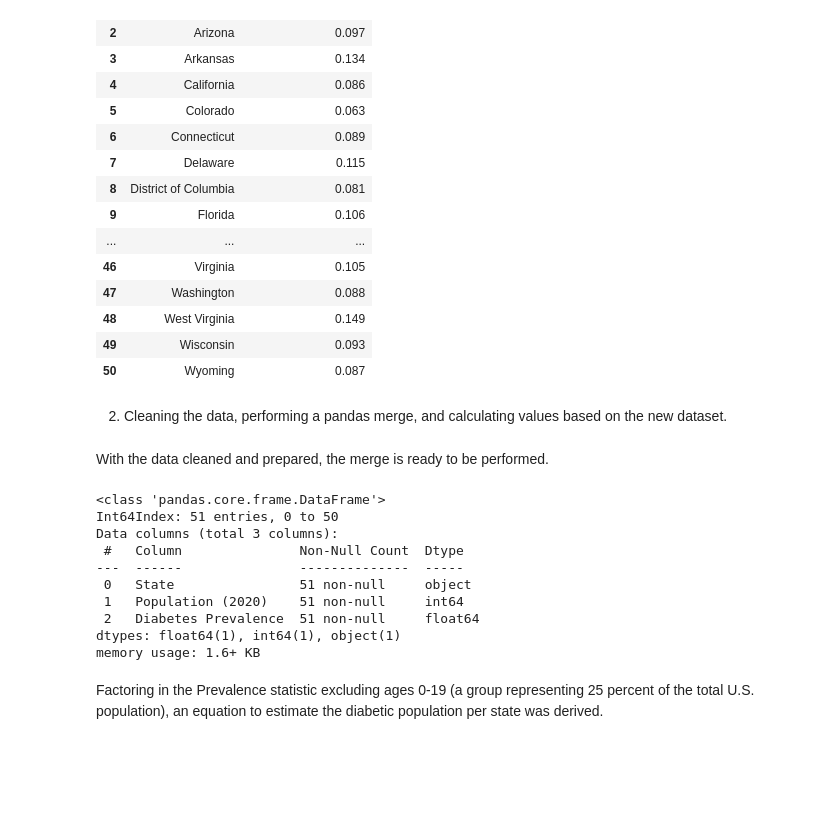
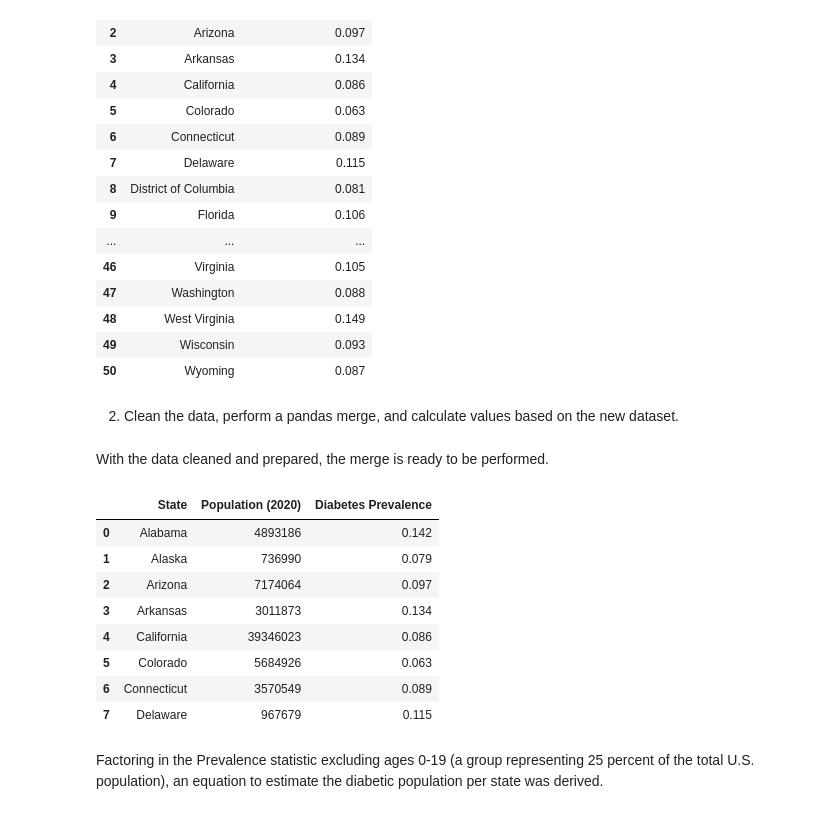
Before and after one commit to LilGotit/StateVarianceDiabetes, a Jupyter notebook: StateVarianceDiabetes.ipynb, the cells around one changed output. Drawn from its saved outputs; the diff is of its cells as text; code cells hidden in the pictures; blank space fills up the shorter version.

```diff
--- a/StateVarianceDiabetes.ipynb
+++ b/StateVarianceDiabetes.ipynb
@@ -110,24 +100,22 @@ dfTwo
 | 49 | Wisconsin | 0.093 |
 | 50 | Wyoming | 0.087 |
 # %% [markdown]
-2. Cleaning the data, performing a pandas merge, and calculating values based on the new dataset.
+2. Clean the data, perform a pandas merge, and calculate values based on the new dataset.
 # %% [markdown]
 With the data cleaned and prepared, the merge is ready to be performed.
 # %%
 dfThree = df.merge(dfTwo, left_on="State", right_on="State")
-dfThree
-dfThree.info()
+dfThree.head(8)
 # %% [output]
-<class 'pandas.core.frame.DataFrame'>
-Int64Index: 51 entries, 0 to 50
-Data columns (total 3 columns):
- #   Column               Non-Null Count  Dtype
----  ------               --------------  -----
- 0   State                51 non-null     object
- 1   Population (2020)    51 non-null     int64
- 2   Diabetes Prevalence  51 non-null     float64
-dtypes: float64(1), int64(1), object(1)
-memory usage: 1.6+ KB
+|  | State | Population (2020) | Diabetes Prevalence |
+| 0 | Alabama | 4893186 | 0.142 |
+| 1 | Alaska | 736990 | 0.079 |
+| 2 | Arizona | 7174064 | 0.097 |
+| 3 | Arkansas | 3011873 | 0.134 |
+| 4 | California | 39346023 | 0.086 |
+| 5 | Colorado | 5684926 | 0.063 |
+| 6 | Connecticut | 3570549 | 0.089 |
+| 7 | Delaware | 967679 | 0.115 |
 # %% [markdown]
 Factoring in the Prevalence statistic excluding ages 0-19 (a group representing 25 percent of the total U.S. population), an equation to estimate the diabetic population per state was derived.
 # %%
```
Also changed, not shown: parts of 12 cells of this notebook, 1 other file.
